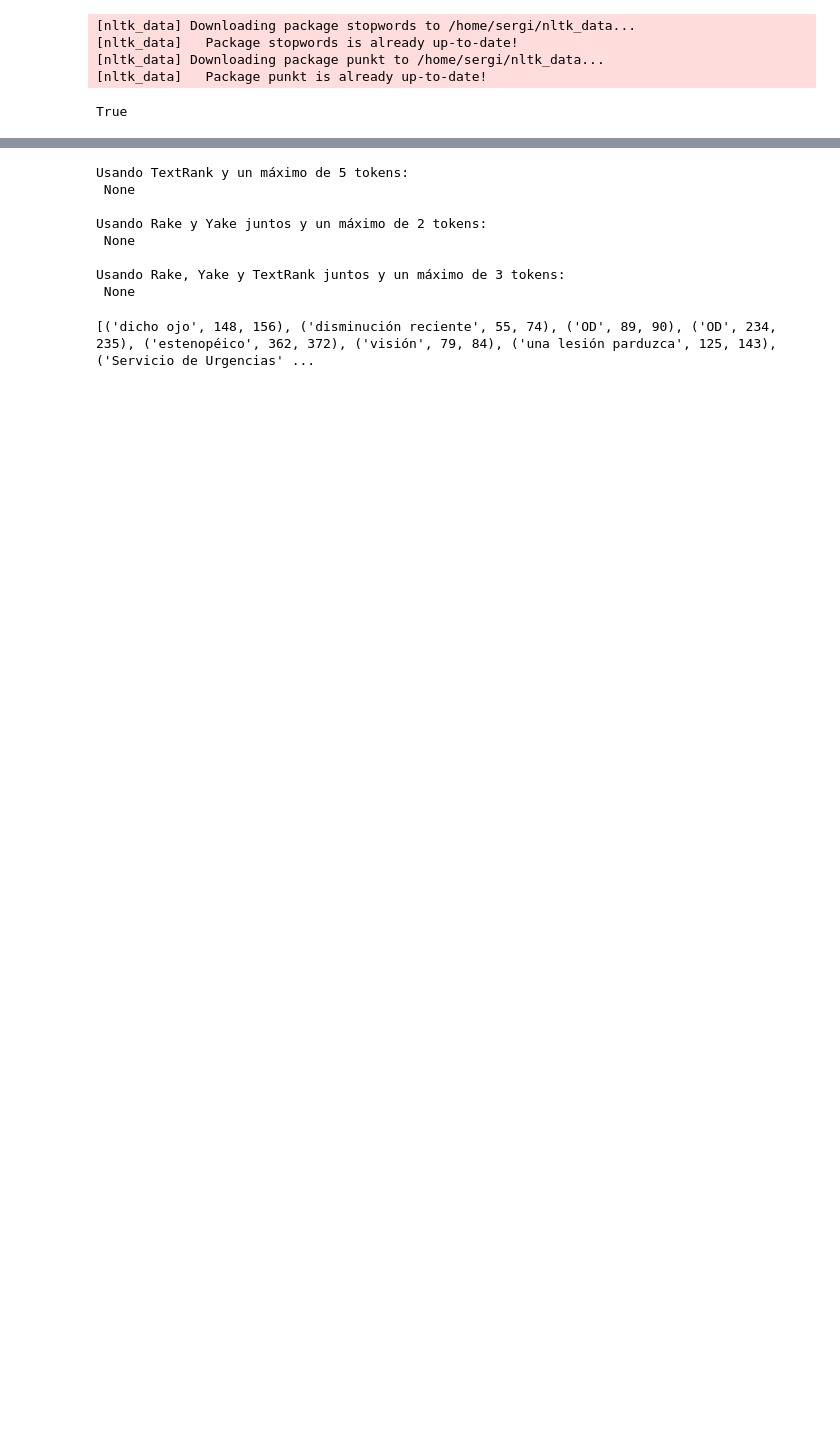
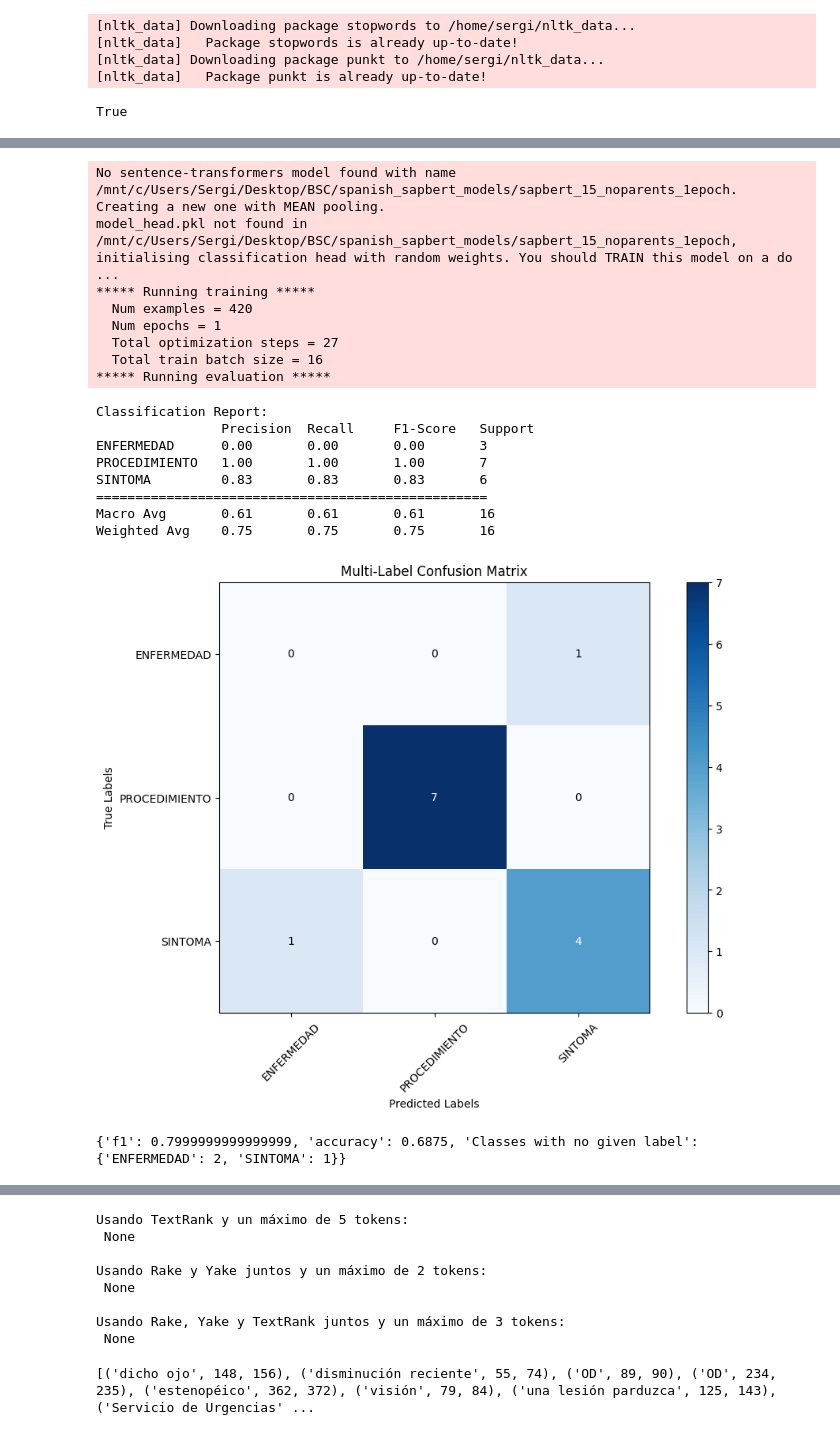
Before and after one commit to nlp4bia-bsc/KeyCARE, a Jupyter notebook: nbs/dev_initial.ipynb, the cells around one changed output, grey strips where cells are left out. Saved outputs shown, nothing was run; the diff lists cells and outputs as text; code cells hidden in the pictures; blank space fills up the shorter version.

Commit message:
Categorizer setfit and clustering

```diff
--- a/nbs/dev_initial.ipynb
+++ b/nbs/dev_initial.ipynb
@@ -250,2 +474,2 @@ class Keyword:
 # %%
-extractor = TermExtractor(extraction_methods=["textrank","rake","yake"],postprocess=True)
+extractor = TermExtractor(extraction_methods=["textrank"],categorizer_method="setfit")
@@ -255,0 +481,14 @@ list(extractor.extractors.values())[0]
+# %%
+file_path = '/mnt/c/Users/Sergi/Desktop/BSC/traindata_classification.tsv'
+traindata = pd.read_csv(file_path, sep='\t')
+traindata = traindata.sample(frac=1, random_state=42)
+traindata_head = traindata.head(100)
+traindata_head = traindata_head[traindata_head["label"].isin(["SINTOMA","ENFERMEDAD","SINTOMA","PROCEDIMIENTO"])]
+
+file_path = '/mnt/c/Users/Sergi/Desktop/BSC/testdata_classification.tsv'
+testdata = pd.read_csv(file_path, sep='\t')
+testdata = testdata.sample(frac=1, random_state=42)
+testdata_head = testdata.head(30)
+testdata_head = testdata_head[testdata_head["label"].isin(["SINTOMA","ENFERMEDAD","SINTOMA","PROCEDIMIENTO"])]
+
+traindata_head
@@ -256 +513,22 @@ list(extractor.extractors.values())[0]
+# %%
+extractor.train_classifier(traindata_head,testdata_head,mcm=True,classification_report=True)
+# %% [output]
+No sentence-transformers model found with name /mnt/c/Users/Sergi/Desktop/BSC/spanish_sapbert_models/sapbert_15_noparents_1epoch. Creating a new one with MEAN pooling.
+model_head.pkl not found in /mnt/c/Users/Sergi/Desktop/BSC/spanish_sapbert_models/sapbert_15_noparents_1epoch, initialising classification head with random weights. You should TRAIN this model on a do ...
+***** Running training *****
+  Num examples = 420
+  Num epochs = 1
+  Total optimization steps = 27
+  Total train batch size = 16
+***** Running evaluation *****
+Classification Report:
+                Precision  Recall     F1-Score   Support
+ENFERMEDAD      0.00       0.00       0.00       3
+PROCEDIMIENTO   1.00       1.00       1.00       7
+SINTOMA         0.83       0.83       0.83       6
+==================================================
+Macro Avg       0.61       0.61       0.61       16
+Weighted Avg    0.75       0.75       0.75       16
+[figure, added]
+{'f1': 0.7999999999999999, 'accuracy': 0.6875, 'Classes with no given label': {'ENFERMEDAD': 2, 'SINTOMA': 1}}
 # %%
```
Also changed, not shown: parts of 27 cells of this notebook, 10 other files.
